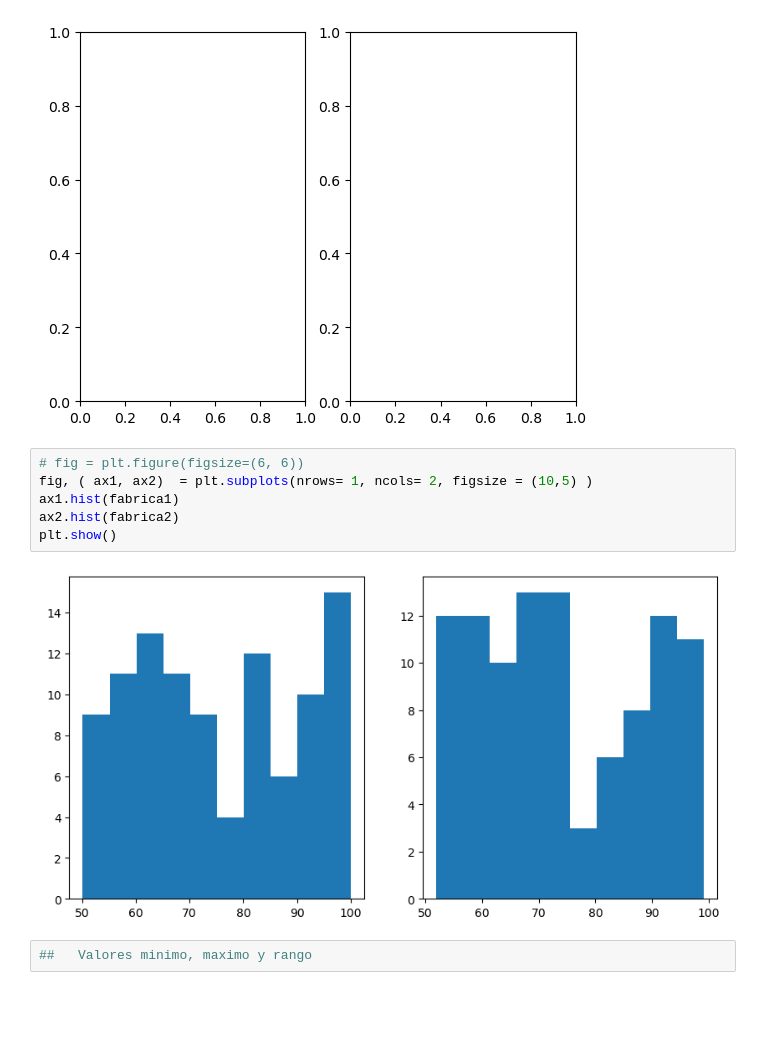
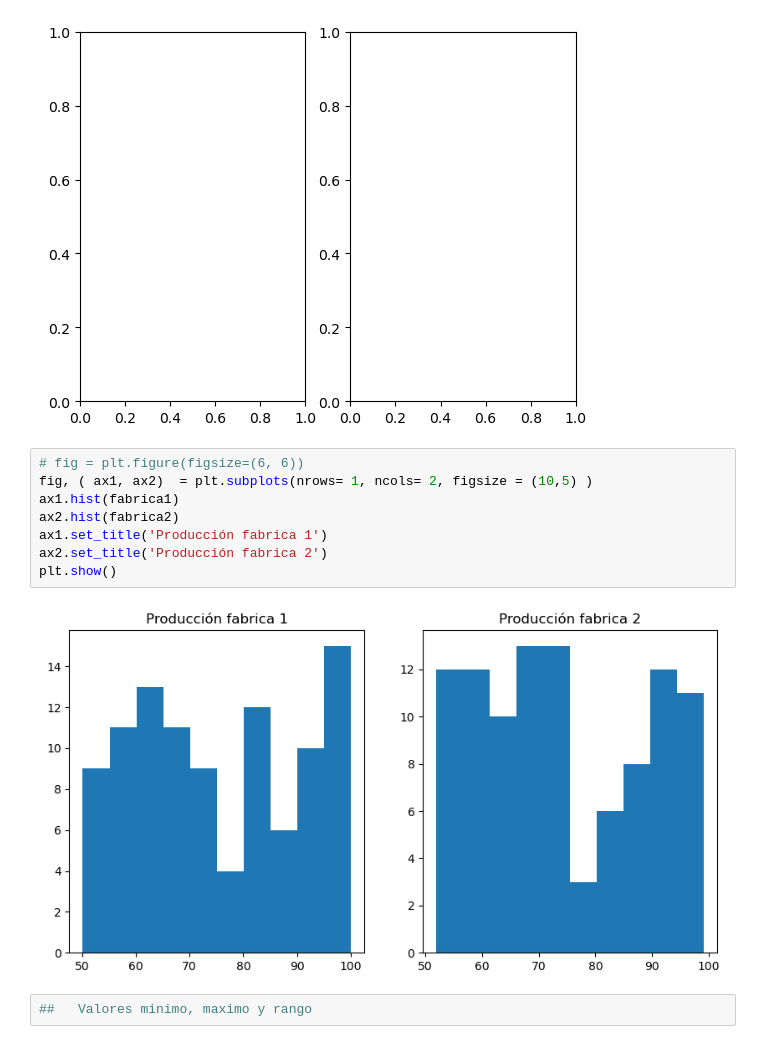
Before and after one commit to JoseGabriel-ITD/Probabilidad, a Jupyter notebook: Unidad-1/PRO_U1_practica1.ipynb, the cells around one changed output. Saved outputs shown, nothing was run; the diff lists cells and outputs as text; blank space fills up the shorter version.

```diff
--- a/Unidad-1/PRO_U1_practica1.ipynb
+++ b/Unidad-1/PRO_U1_practica1.ipynb
@@ -227,11 +233,13 @@ fig, ( ax1, ax2)  = plt.subplots(nrows= 1, ncols= 2)
 # %%
 # fig = plt.figure(figsize=(6, 6))
 fig, ( ax1, ax2)  = plt.subplots(nrows= 1, ncols= 2, figsize = (10,5) )
 ax1.hist(fabrica1)
 ax2.hist(fabrica2)
+ax1.set_title('Producción fabrica 1')
+ax2.set_title('Producción fabrica 2')
 plt.show()
 # %% [output]
-[figure, old version]
+[figure, new version]
 # %%
 ##   Valores minimo, maximo y rango
 # %%
```
Also changed, not shown: parts of 26 cells of this notebook.
